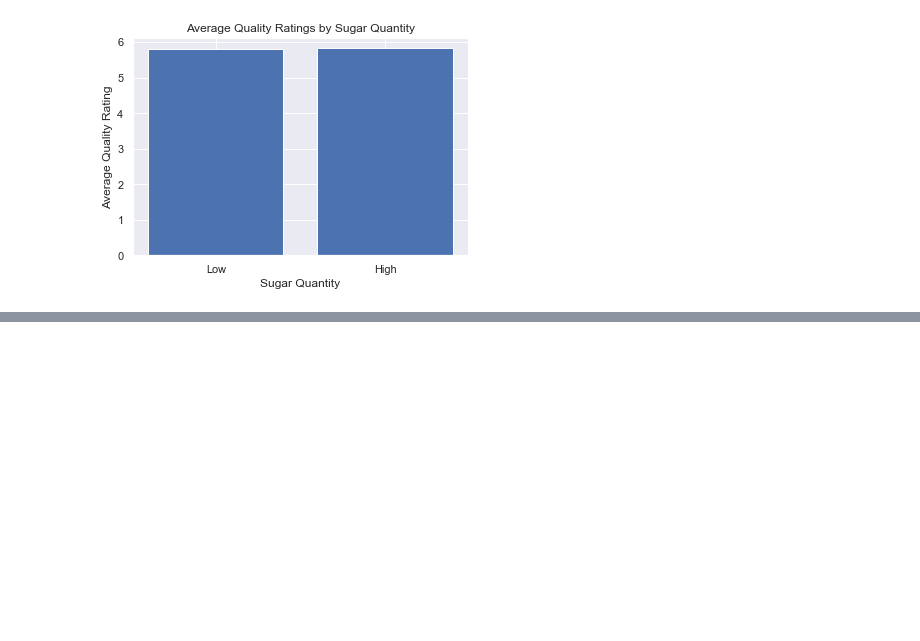
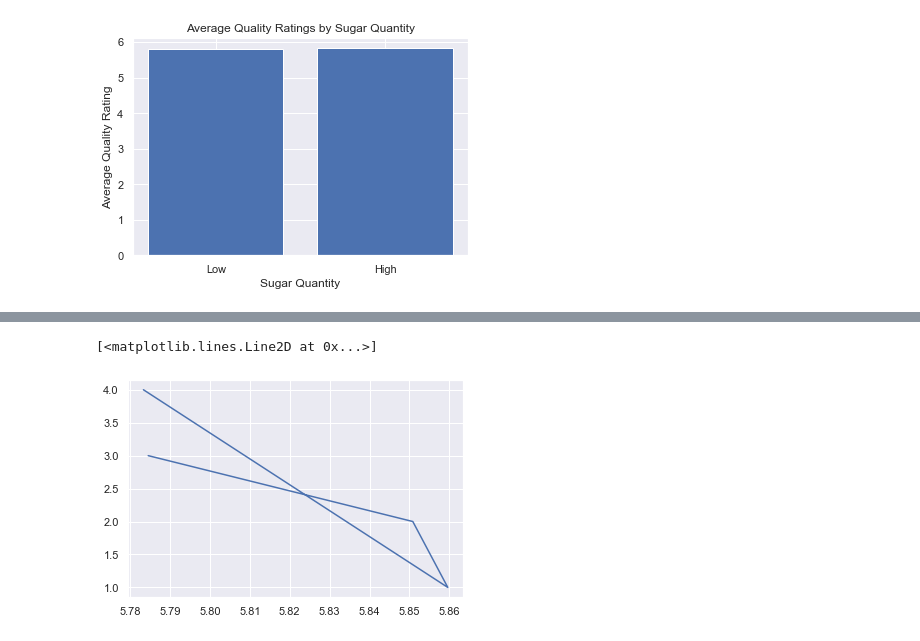
Before and after one commit to N431M/wine, a Jupyter notebook: Visualizations.ipynb, the cells around one changed output, grey strips where cells are left out. Cells and saved outputs as stored; diff of their text form; code cells hidden in the pictures; blank space fills up the shorter version.

```diff
--- a/Visualizations.ipynb
+++ b/Visualizations.ipynb
@@ -54,0 +81,5 @@ plt.ylabel('Average Quality Rating');
+# %%
+plt.plot(heights, locations)
+# %% [output]
+[<matplotlib.lines.Line2D at 0x...>]
+[figure, added]
```
Also changed, not shown: parts of 2 cells of this notebook.
